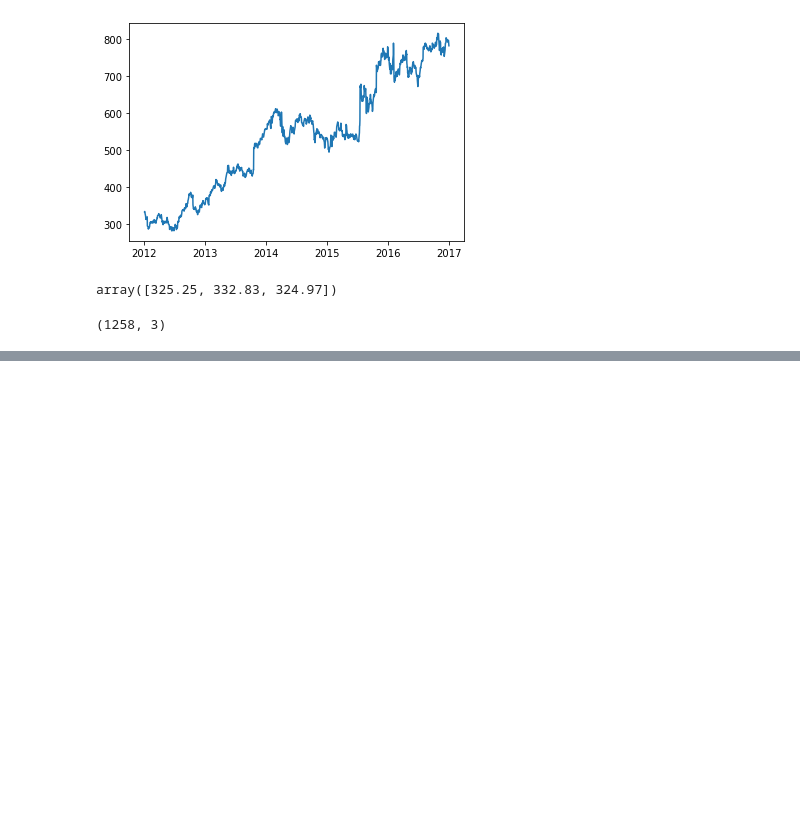
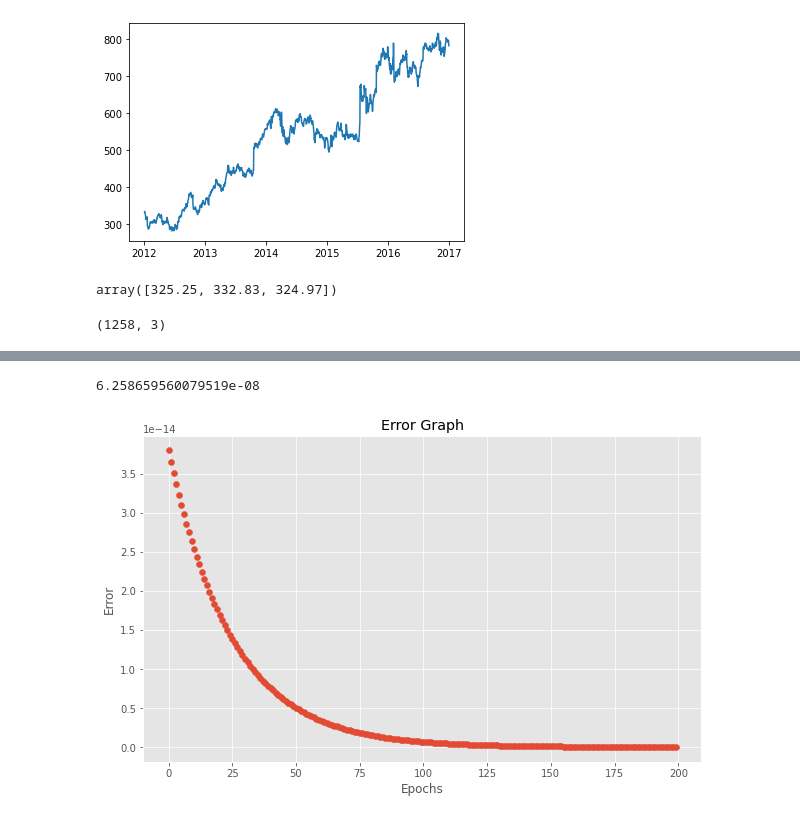
Before and after one commit to ravi4all/ML_OnlineFebEve_21, a Jupyter notebook: RegressionAnalysis_3_14/MultipleLinearRegression.ipynb, the cells around one changed output, grey strips where cells are left out. Cells and saved outputs as stored; diff of their text form; code cells hidden in the pictures; blank space fills up the shorter version.

```diff
--- a/RegressionAnalysis_3_14/MultipleLinearRegression.ipynb
+++ b/RegressionAnalysis_3_14/MultipleLinearRegression.ipynb
@@ -74,2 +74,36 @@ array([  1.  , 325.25, 332.83, 324.97])
 # %%
 coef = np.zeros(X.shape[1])
+# %%
+n = len(X)
+def cost_function(x,y, coef):
+    error = (np.sum((np.dot(x,coef) - y)) ** 2) / n
+    return error
+# %%
+cost_function(X, y, coef)
+# %% [output]
+6.258659560079519e-08
+# %%
+def gradient_descent(x,y,epochs,alpha):
+    cost_history = []
+    coef = np.zeros(X.shape[1])
+    for i in range(epochs):
+        y_pred = np.dot(x, coef)
+        loss = y_pred - y
+        coef_grad = (2/n) * np.dot(loss.T,x)
+        coef = coef - coef_grad * alpha
+        cost_history.append(cost_function(x,y,coef))
+    return coef, cost_history
+# %%
+epochs = 200
+alpha = 0.01
+coef, cost = gradient_descent(X,y.flatten(),epochs,alpha)
+# %%
+plt.style.use('ggplot')
+plt.figure(figsize=(10,6))
+plt.scatter(np.arange(epochs), cost)
+plt.xlabel('Epochs')
+plt.ylabel('Error')
+plt.title('Error Graph')
+plt.show()
+# %% [output]
+[figure, added]
```
Also changed, not shown: parts of 1 cell of this notebook, 1 other file.
